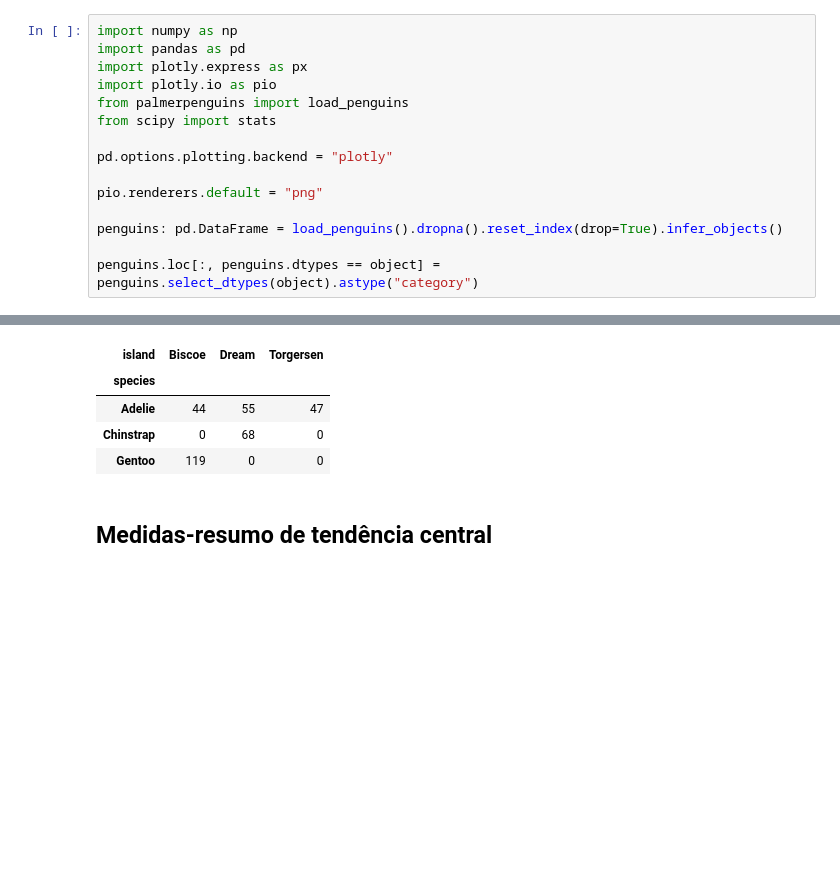
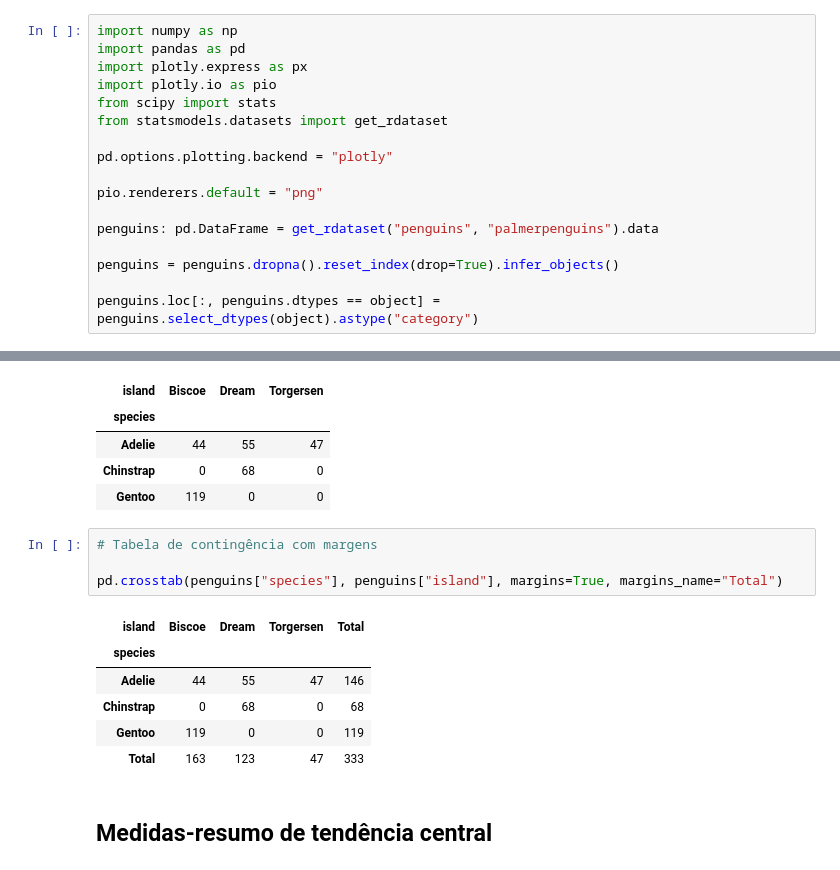
Before and after one commit to pedrocardo/estudos-estatistica, a Jupyter notebook: notebooks/estatistica-descritiva.ipynb, the cells around one changed output, grey strips where cells are left out. Drawn from its saved outputs; the diff is of its cells as text; blank space fills up the shorter version.

```diff
--- a/notebooks/estatistica-descritiva.ipynb
+++ b/notebooks/estatistica-descritiva.ipynb
@@ -5,14 +5,16 @@ import numpy as np
 import pandas as pd
 import plotly.express as px
 import plotly.io as pio
-from palmerpenguins import load_penguins
 from scipy import stats
+from statsmodels.datasets import get_rdataset
 
 pd.options.plotting.backend = "plotly"
 
 pio.renderers.default = "png"
 
-penguins: pd.DataFrame = load_penguins().dropna().reset_index(drop=True).infer_objects()
+penguins: pd.DataFrame = get_rdataset("penguins", "palmerpenguins").data
+
+penguins = penguins.dropna().reset_index(drop=True).infer_objects()
 
 penguins.loc[:, penguins.dtypes == object] = penguins.select_dtypes(object).astype("category")
 # %% [markdown]
@@ -59,6 +61,17 @@ pd.crosstab(penguins["species"], penguins["island"])
 | Adelie | 44 | 55 | 47 |
 | Chinstrap | 0 | 68 | 0 |
 | Gentoo | 119 | 0 | 0 |
+# %%
+# Tabela de contingência com margens
+
+pd.crosstab(penguins["species"], penguins["island"], margins=True, margins_name="Total")
+# %% [output]
+| island | Biscoe | Dream | Torgersen | Total |
+| species |  |  |  |  |
+| Adelie | 44 | 55 | 47 | 146 |
+| Chinstrap | 0 | 68 | 0 | 68 |
+| Gentoo | 119 | 0 | 0 | 119 |
+| Total | 163 | 123 | 47 | 333 |
 # %% [markdown]
 ## Medidas-resumo de tendência central
 # %%
```
Also changed, not shown: 1 other file.
